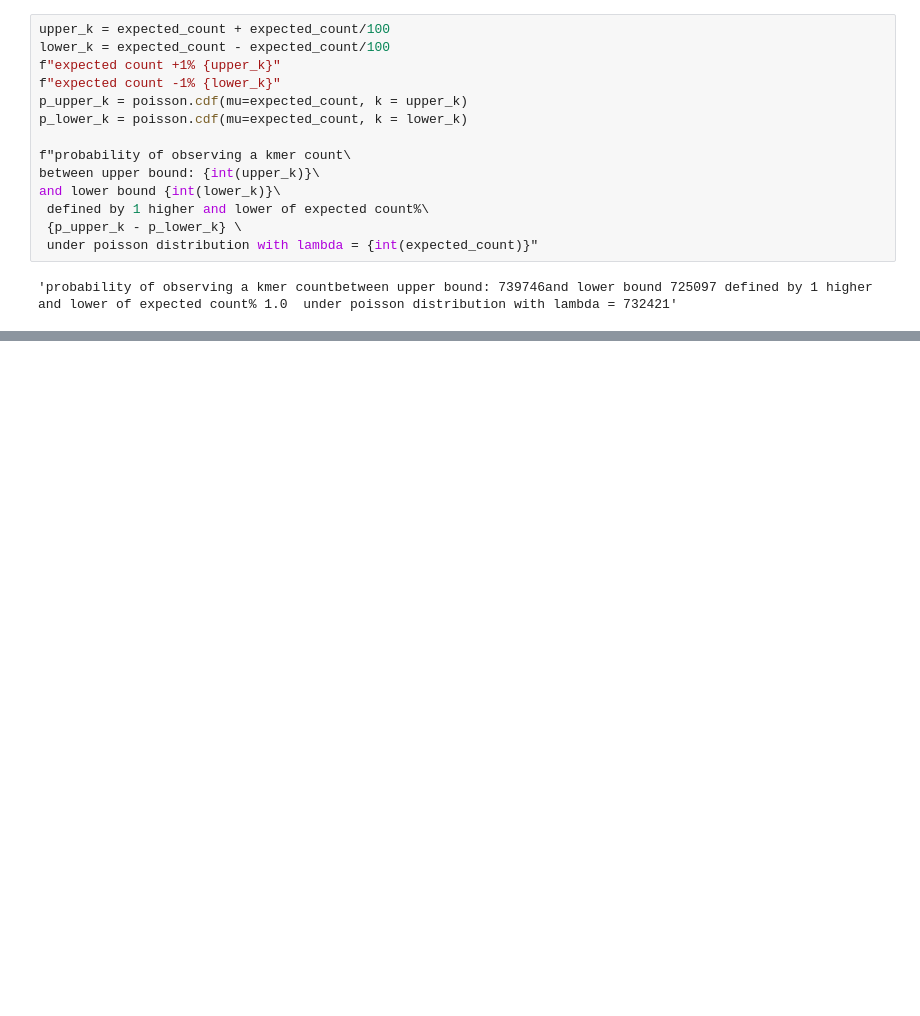
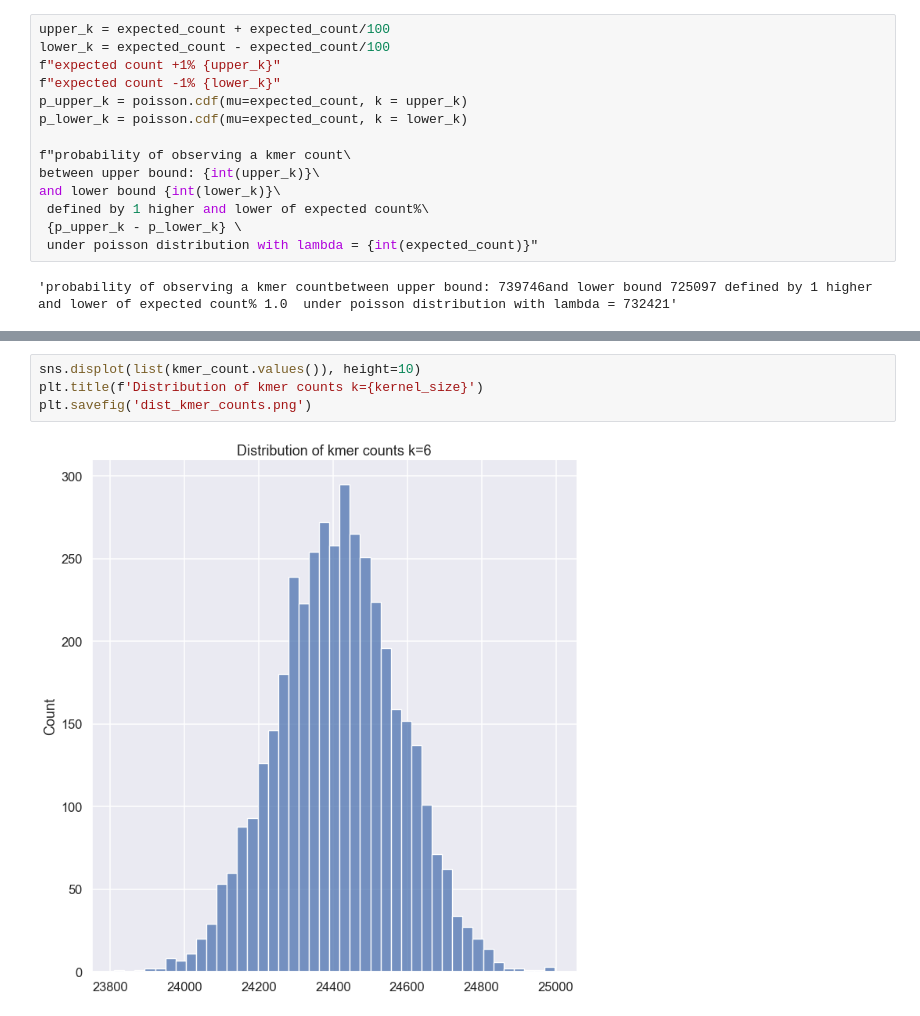
Before and after one commit to phil-fradkin/random_repo, a Jupyter notebook: 01_prov_rev_comp/Investigate_kmer_count_differences.ipynb, the cells around one changed output, grey strips where cells are left out. Saved outputs shown, nothing was run; the diff lists cells and outputs as text; blank space fills up the shorter version.

```diff
--- a/01_prov_rev_comp/Investigate_kmer_count_differences.ipynb
+++ b/01_prov_rev_comp/Investigate_kmer_count_differences.ipynb
@@ -81,0 +130,6 @@ and lower bound {int(lower_k)}\
+# %%
+sns.displot(list(kmer_count.values()), height=10)
+plt.title(f'Distribution of kmer counts k={kernel_size}')
+plt.savefig('dist_kmer_counts.png')
+# %% [output]
+[figure, added]
```
Also changed, not shown: parts of 8 cells of this notebook, 5 other files.
